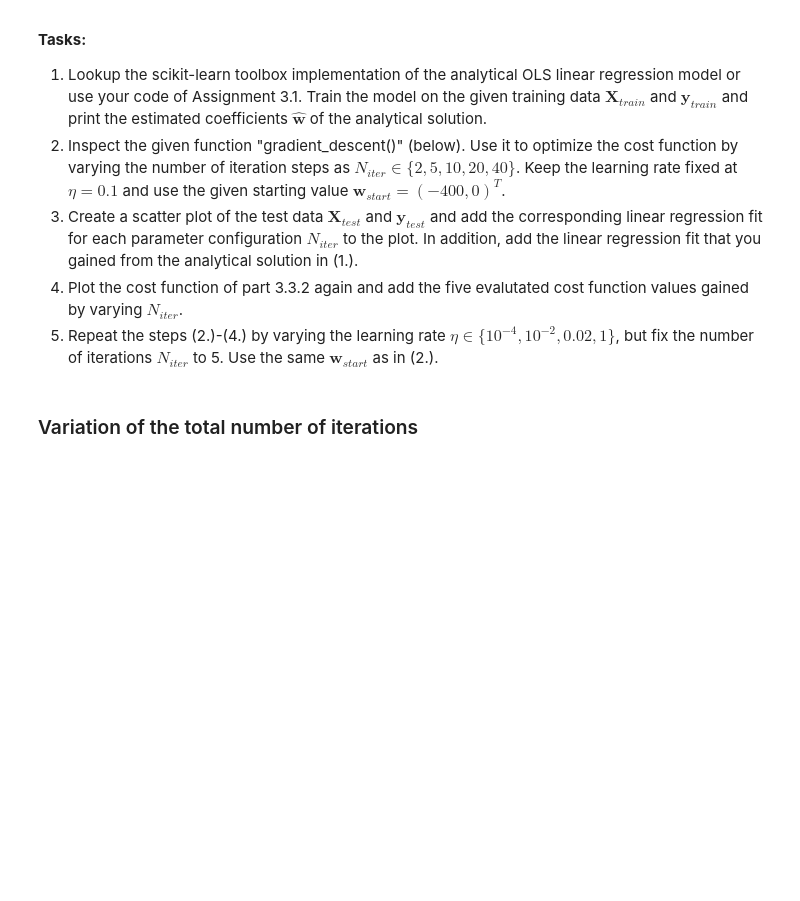
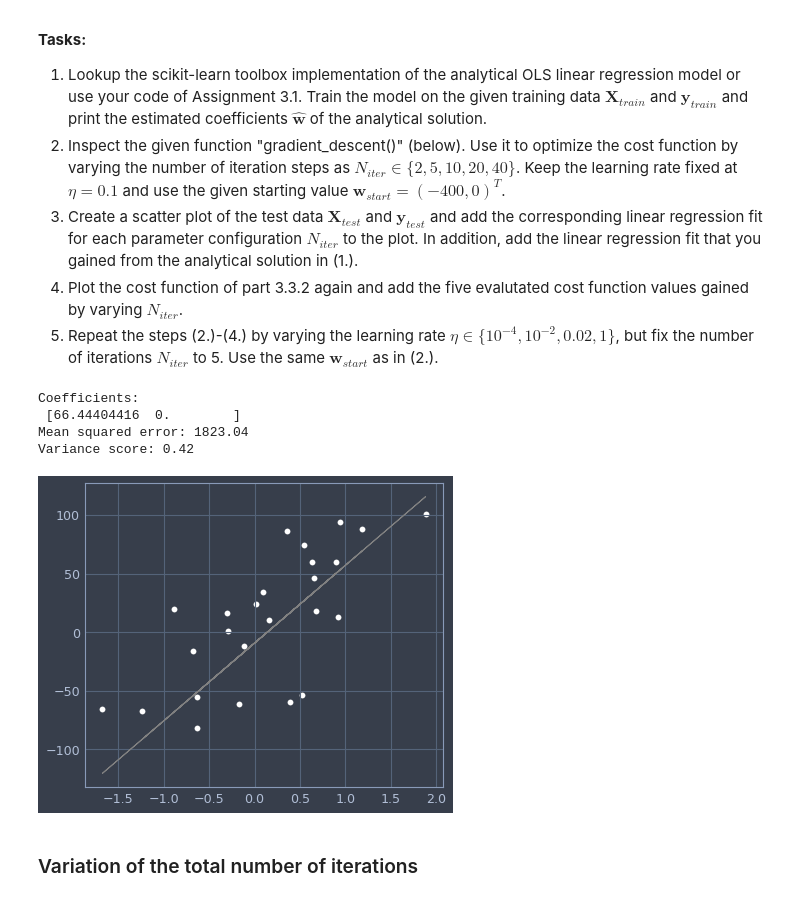
Before and after one commit to svilches/ml, a Jupyter notebook: Assignment 3/3.2 Linear Regression with Gradient Descent.ipynb, the cells around one changed output. Cells and saved outputs as stored; diff of their text form; code cells hidden in the pictures; blank space fills up the shorter version.

```diff
--- a/Assignment 3/3.2 Linear Regression with Gradient Descent.ipynb
+++ b/Assignment 3/3.2 Linear Regression with Gradient Descent.ipynb
@@ -85,3 +100,35 @@ __Tasks:__
+# %%
+# (1.) -> Analytic solution for OLS Linear Regression (with scikit-learn implementation)
+from sklearn import datasets, linear_model
+from sklearn.metrics import mean_squared_error, r2_score
+# Create linear regression object
+regr = linear_model.LinearRegression()
+
+# Train the model using the training sets
+regr.fit(X_train, y_train)
+
+# Make predictions using the testing set
+y_pred = regr.predict(X_test)
+
+# The coefficients
+print('Coefficients: \n', regr.coef_)
+# The mean squared error
+print("Mean squared error: %.2f"
+      % mean_squared_error(y_test, y_pred))
+# Explained variance score: 1 is perfect prediction
+print('Variance score: %.2f' % r2_score(y_test, y_pred))
+
+# Plot outputsX[:,0]
+jtplot.style('onedork')
+plt.scatter(X_test[:,0], y_test,  color='white')
+plt.plot(X_test[:,0], y_pred, color='gray', linewidth=1)
+plt.show()
+# %% [output]
+Coefficients:
+ [66.44404416  0.        ]
+Mean squared error: 1823.04
+Variance score: 0.42
+[figure, added]
 # %%
 def gradient_descent(X, y, eta, N_iterations, w_start=np.array([0,0])):
     """gradient_descent() runs batch gradient descent optimization
```
Also changed, not shown: parts of 5 cells of this notebook, 1 other file.
